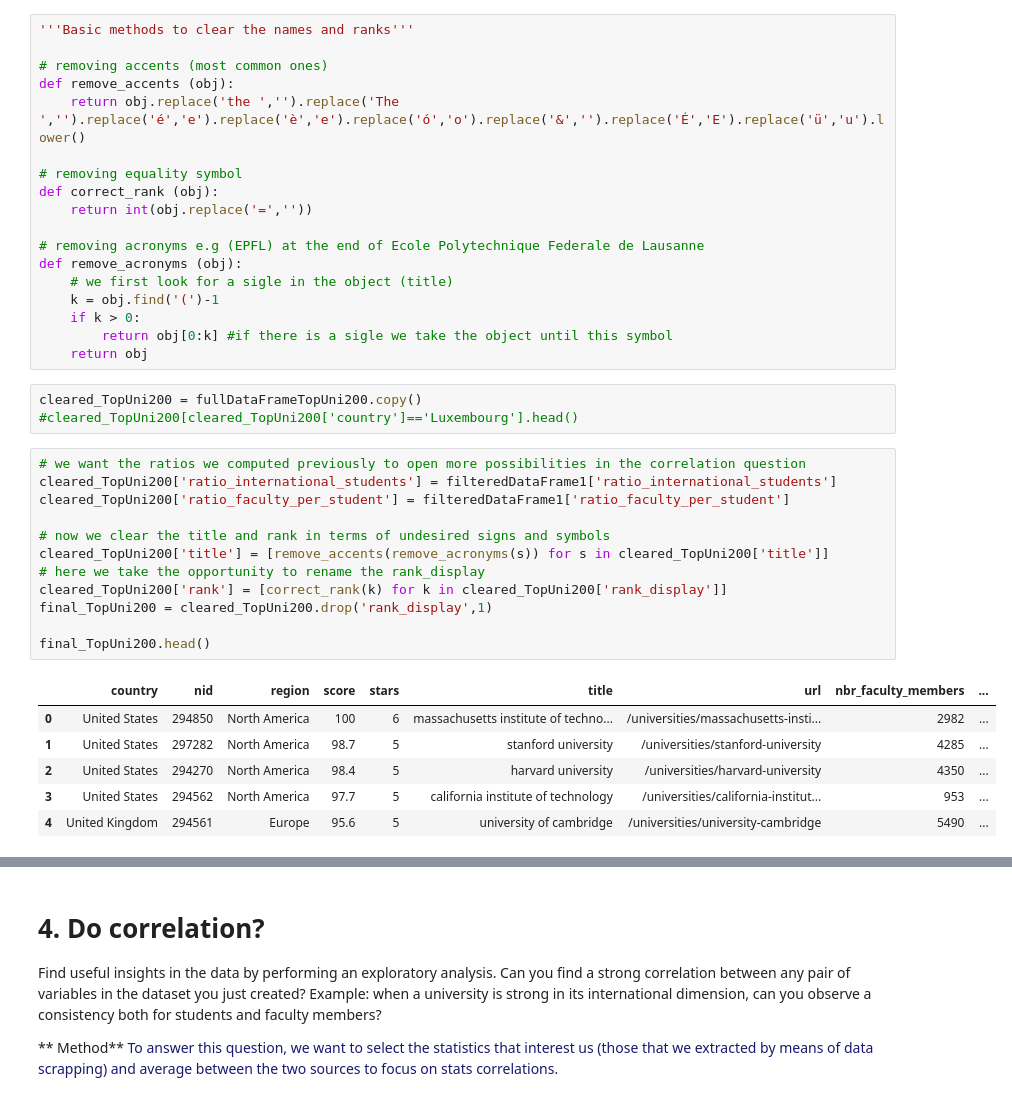
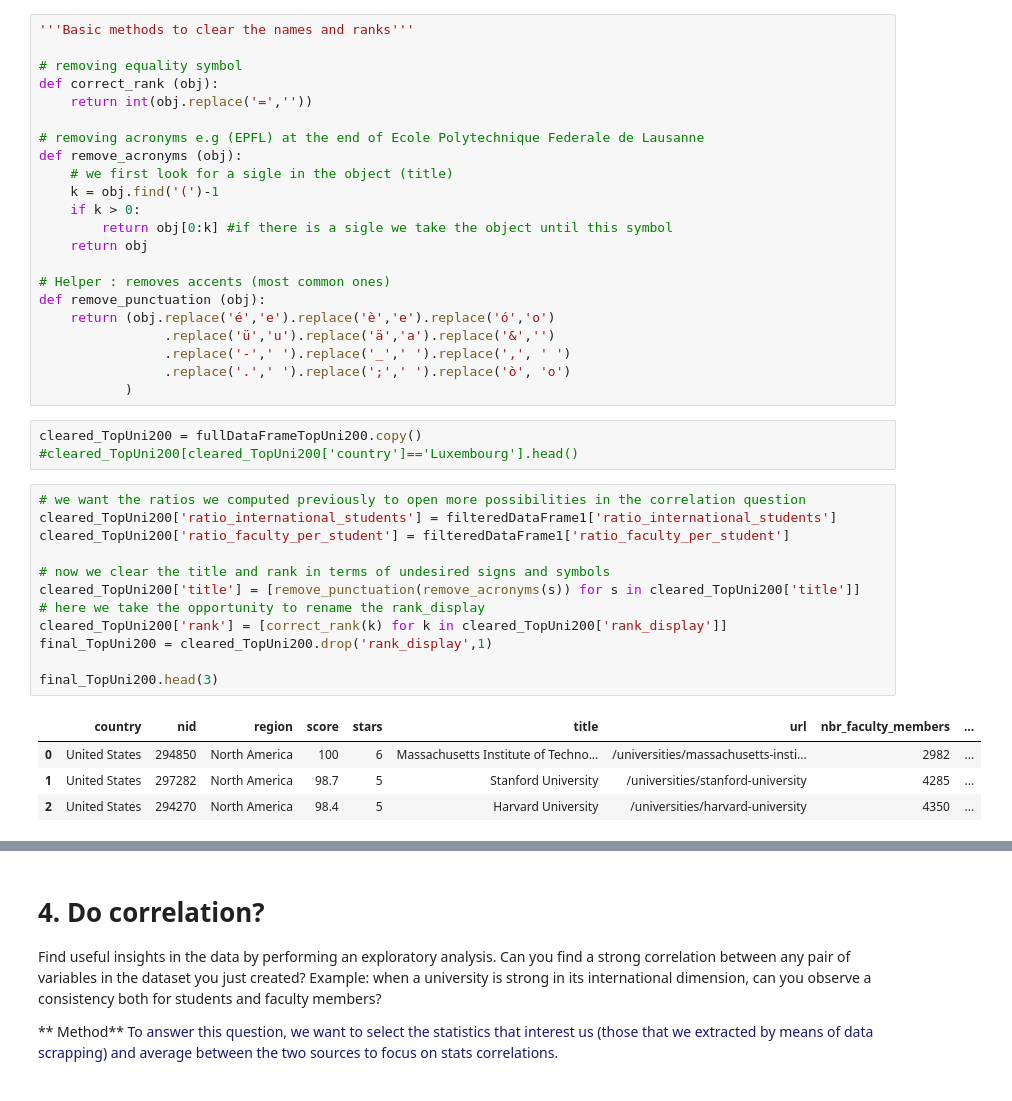
Before and after one commit to NicoBrun/ada2017, a Jupyter notebook: 02 - Data from the Web/Homework 2.ipynb, the cells around one changed output, grey strips where cells are left out. Drawn from its saved outputs; the diff is of its cells as text.

```diff
--- a/02 - Data from the Web/Homework 2.ipynb
+++ b/02 - Data from the Web/Homework 2.ipynb
@@ -468,10 +443,6 @@ Also we saw that the rankings contain some "=" signs on it that we need to remov
 Finally we want to put a standard name for the statistics so that we can more easily compare them, average them for mathematical analysis in the next point (correlations).
 # %%
 '''Basic methods to clear the names and ranks'''
-
-# removing accents (most common ones)
-def remove_accents (obj):
-    return obj.replace('the ','').replace('The ','').replace('é','e').replace('è','e').replace('ó','o').replace('&','').replace('É','E').replace('ü','u').lower()
 
 # removing equality symbol
 def correct_rank (obj):
@@ -484,28 +455,34 @@ def remove_acronyms (obj):
     if k > 0:
         return obj[0:k] #if there is a sigle we take the object until this symbol
     return obj
+
+# Helper : removes accents (most common ones)
+def remove_punctuation (obj):
+    return (obj.replace('é','e').replace('è','e').replace('ó','o')
+                .replace('ü','u').replace('ä','a').replace('&','')
+                .replace('-',' ').replace('_',' ').replace(',', ' ')
+                .replace('.',' ').replace(';',' ').replace('ò', 'o')
+           )
 # %%
 cleared_TopUni200 = fullDataFrameTopUni200.copy()
 #cleared_TopUni200[cleared_TopUni200['country']=='Luxembourg'].head()
 # %%
 # we want the ratios we computed previously to open more possibilities in the correlation question
 cleared_TopUni200['ratio_international_students'] = filteredDataFrame1['ratio_international_students']
 cleared_TopUni200['ratio_faculty_per_student'] = filteredDataFrame1['ratio_faculty_per_student']
 
 # now we clear the title and rank in terms of undesired signs and symbols
-cleared_TopUni200['title'] = [remove_accents(remove_acronyms(s)) for s in cleared_TopUni200['title']]
+cleared_TopUni200['title'] = [remove_punctuation(remove_acronyms(s)) for s in cleared_TopUni200['title']]
 # here we take the opportunity to rename the rank_display
 cleared_TopUni200['rank'] = [correct_rank(k) for k in cleared_TopUni200['rank_display']]
 final_TopUni200 = cleared_TopUni200.drop('rank_display',1)
 
-final_TopUni200.head()
+final_TopUni200.head(3)
 # %% [output]
 |  | country | nid | region | score | stars | title | url | nbr_faculty_members | ... |
-| 0 | United States | 294850 | North America | 100 | 6 | massachusetts institute of techno... | /universities/massachusetts-insti... | 2982 | ... |
-| 1 | United States | 297282 | North America | 98.7 | 5 | stanford university | /universities/stanford-university | 4285 | ... |
-| 2 | United States | 294270 | North America | 98.4 | 5 | harvard university | /universities/harvard-university | 4350 | ... |
-| 3 | United States | 294562 | North America | 97.7 | 5 | california institute of technology | /universities/california-institut... | 953 | ... |
-| 4 | United Kingdom | 294561 | Europe | 95.6 | 5 | university of cambridge | /universities/university-cambridge | 5490 | ... |
+| 0 | United States | 294850 | North America | 100 | 6 | Massachusetts Institute of Techno... | /universities/massachusetts-insti... | 2982 | ... |
+| 1 | United States | 297282 | North America | 98.7 | 5 | Stanford University | /universities/stanford-university | 4285 | ... |
+| 2 | United States | 294270 | North America | 98.4 | 5 | Harvard University | /universities/harvard-university | 4350 | ... |
 # %%
 cleared_Times = fullDataFrameTimes200.copy()
 
```
Also changed, not shown: parts of 15 cells of this notebook.
